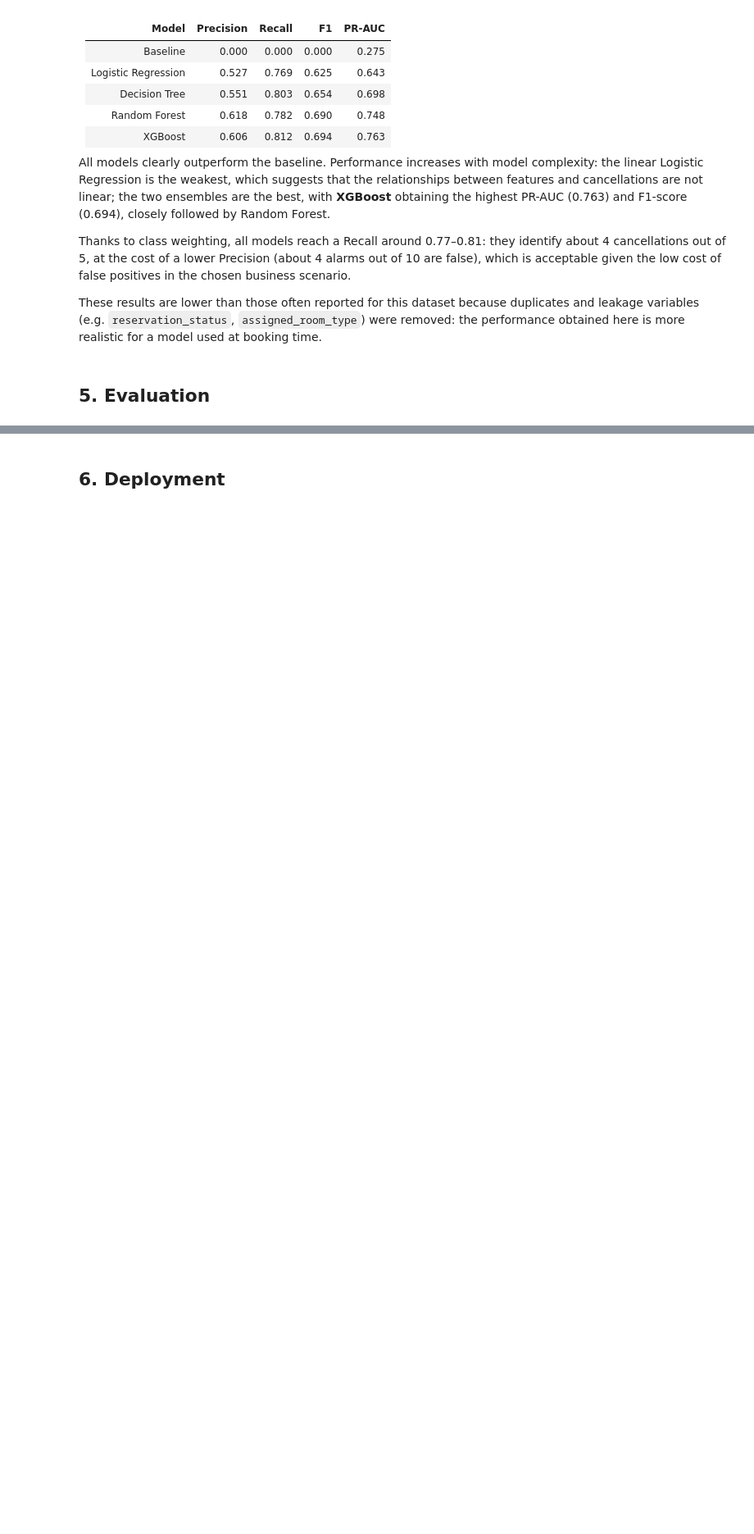
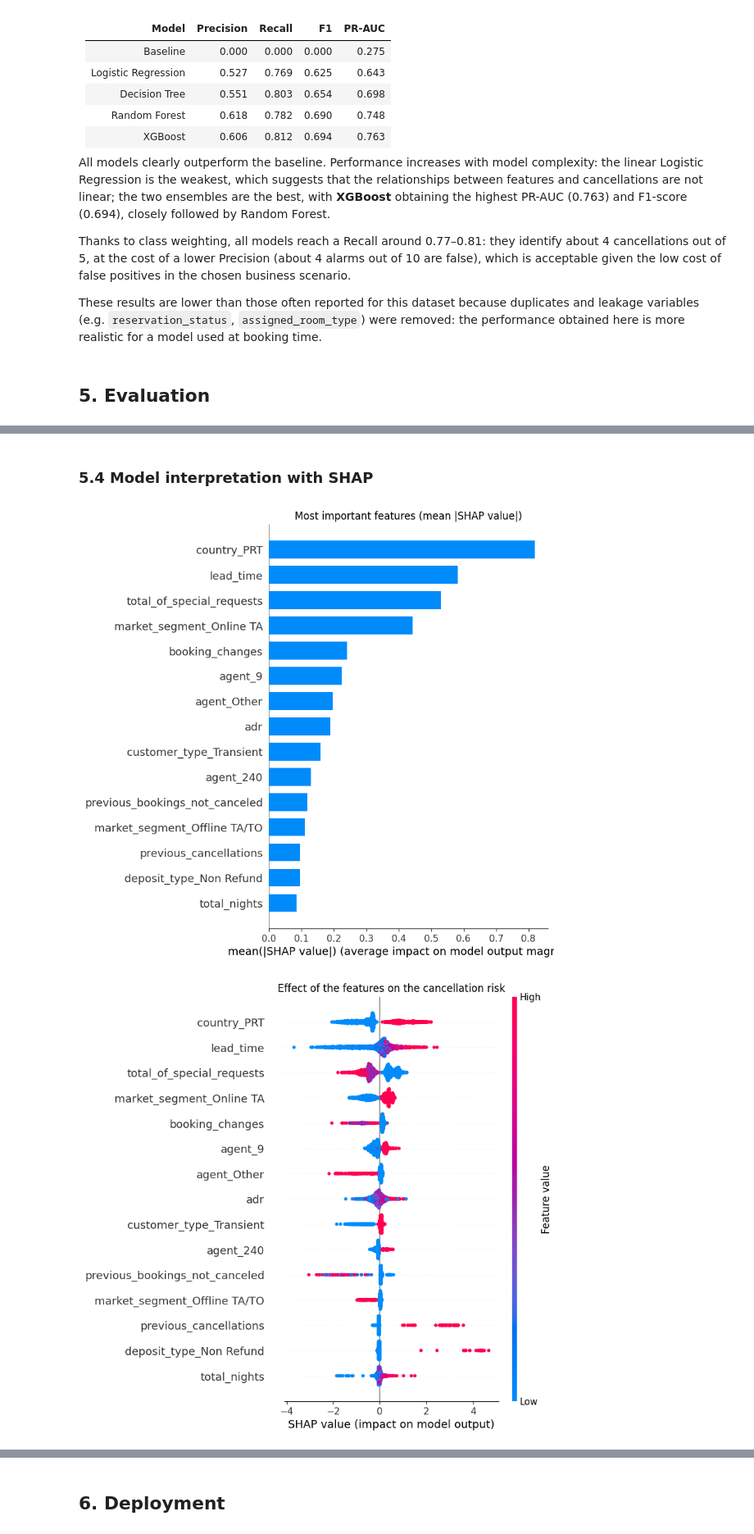
Before and after one commit to marthinaf03/ml-hotel-booking-cancellation, a Jupyter notebook: hotel_booking_cancellation.ipynb, the cells around one changed output, grey strips where cells are left out. Shown at 82% size. Drawn from its saved outputs; the diff is of its cells as text; code cells hidden in the pictures; blank space fills up the shorter version.

Commit message:
Add evaluation and SHAP interpretation

```diff
--- a/hotel_booking_cancellation.ipynb
+++ b/hotel_booking_cancellation.ipynb
@@ -550,0 +669,21 @@ These results are lower than those often reported for this dataset because dupli
+# %% [markdown]
+### 5.4 Model interpretation with SHAP
+# %%
+import shap
+
+sample = X_test.sample(2000, random_state=42)
+explainer = shap.TreeExplainer(best_model)
+shap_values = explainer.shap_values(sample)
+
+shap.summary_plot(shap_values, sample, plot_type='bar', max_display=15, show=False)
+plt.title('Most important features (mean |SHAP value|)')
+plt.savefig('figures/shap_importance.png', dpi=150, bbox_inches='tight')
+plt.show()
+
+shap.summary_plot(shap_values, sample, max_display=15, show=False)
+plt.title('Effect of the features on the cancellation risk')
+plt.savefig('figures/shap_summary.png', dpi=150, bbox_inches='tight')
+plt.show()
+# %% [output]
+[figure, added]
+[figure, added]
```
Also changed, not shown: parts of 10 cells of this notebook.
